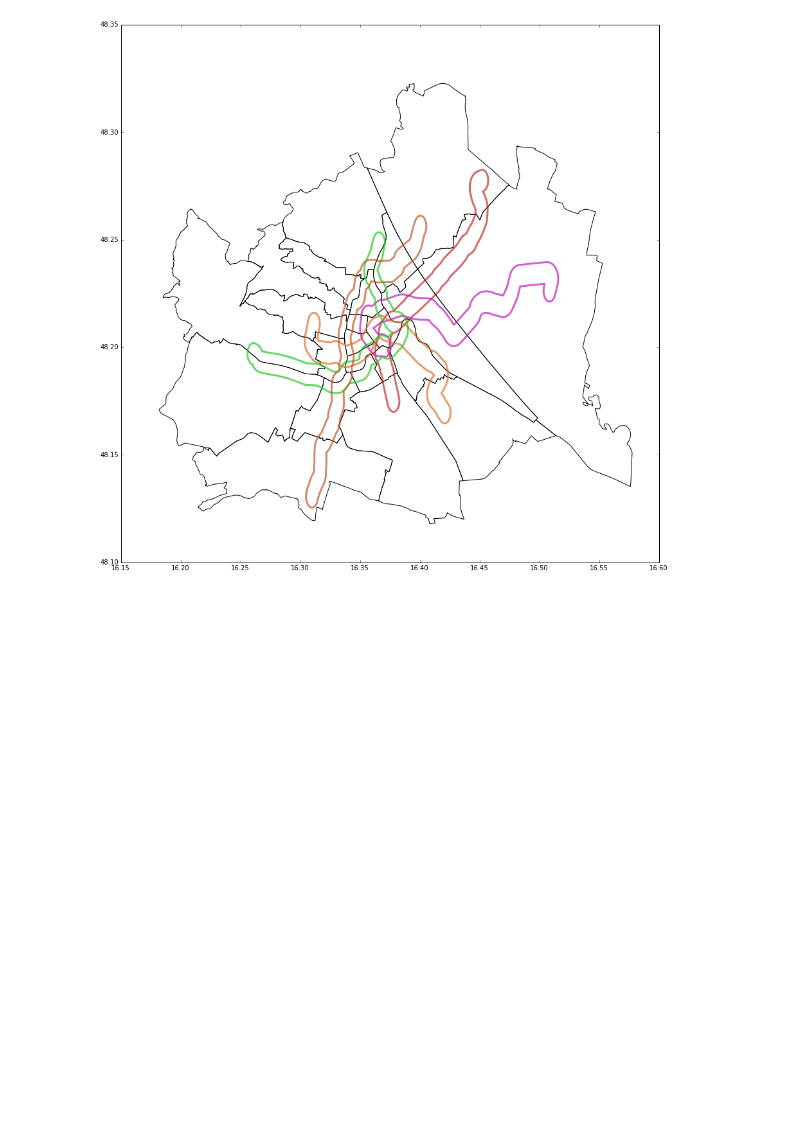
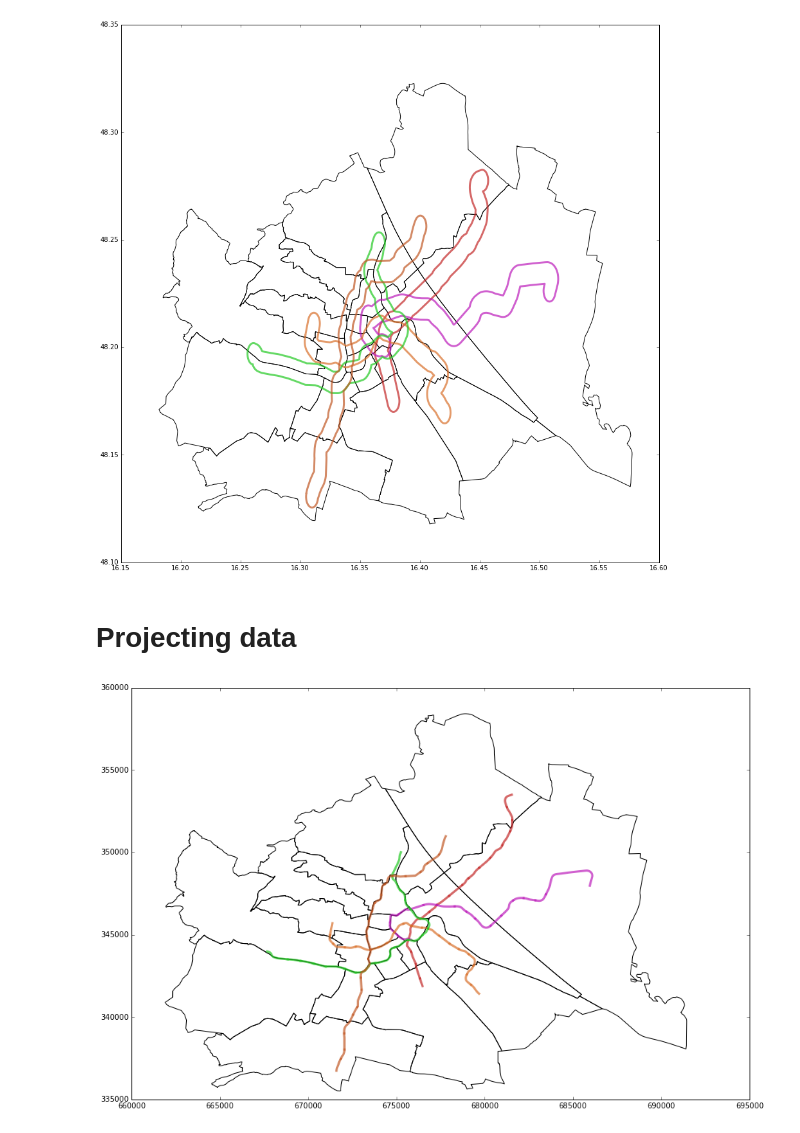
Before and after one commit to TUW-GEO-python-intro/slide-deck, a Jupyter notebook: 13-GDAL,OGR-vector/Wien-Ubahn.ipynb, the cells around one changed output. Cells and saved outputs as stored; diff of their text form; code cells hidden in the pictures; blank space fills up the shorter version.

```diff
--- a/13-GDAL,OGR-vector/Wien-Ubahn.ipynb
+++ b/13-GDAL,OGR-vector/Wien-Ubahn.ipynb
@@ -193,3 +220,39 @@ for line in buffered_lines:
 plt.show()
 # %% [output]
 [figure]
+# %% [markdown]
+# Projecting data
+# %%
+# get the projection of the data
+bez = fiona.open('Bezirke/BEZIRKSGRENZEOGDPolygon.shp')
+bez.crs
+
+from functools import partial
+import pyproj
+from shapely.ops import transform
+
+project = partial(
+    pyproj.transform,
+    pyproj.Proj(init='epsg:4326'),
+    pyproj.Proj(init='epsg:31258'))
+
+districts_proj = {}
+for nr in districts:
+    districts_proj[nr] = transform(project, districts[nr])
+
+lines_proj = {}
+for line in lines:
+    lines_proj[line] = transform(project, lines[line])
+
+fig = plt.figure(figsize=(15,10))
+ax = fig.add_subplot(111)
+for nr in districts_proj:
+    x, y = districts_proj[nr].exterior.xy
+    ax.plot(x,y, color="#000000", linewidth=1, alpha=1, zorder=1)
+
+for line in lines_proj:
+    for ml in lines_proj[line]:
+        x, y = ml.xy
+        ax.plot(x,y,color=lcolors[line], linewidth=3, alpha=0.7, zorder=2)
+# %% [output]
+[figure, added]
```
Also changed, not shown: parts of 15 cells of this notebook, 4 other files.
